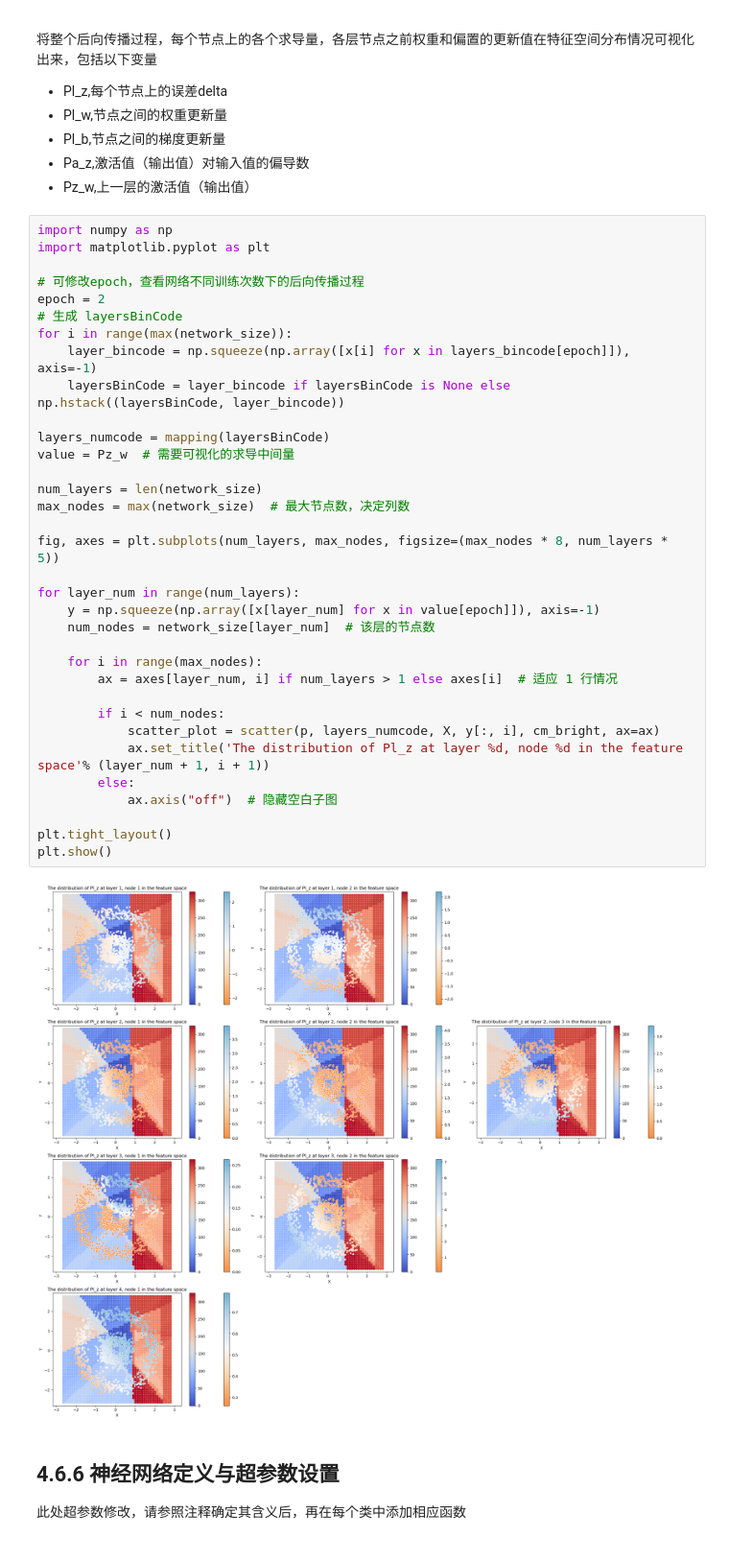
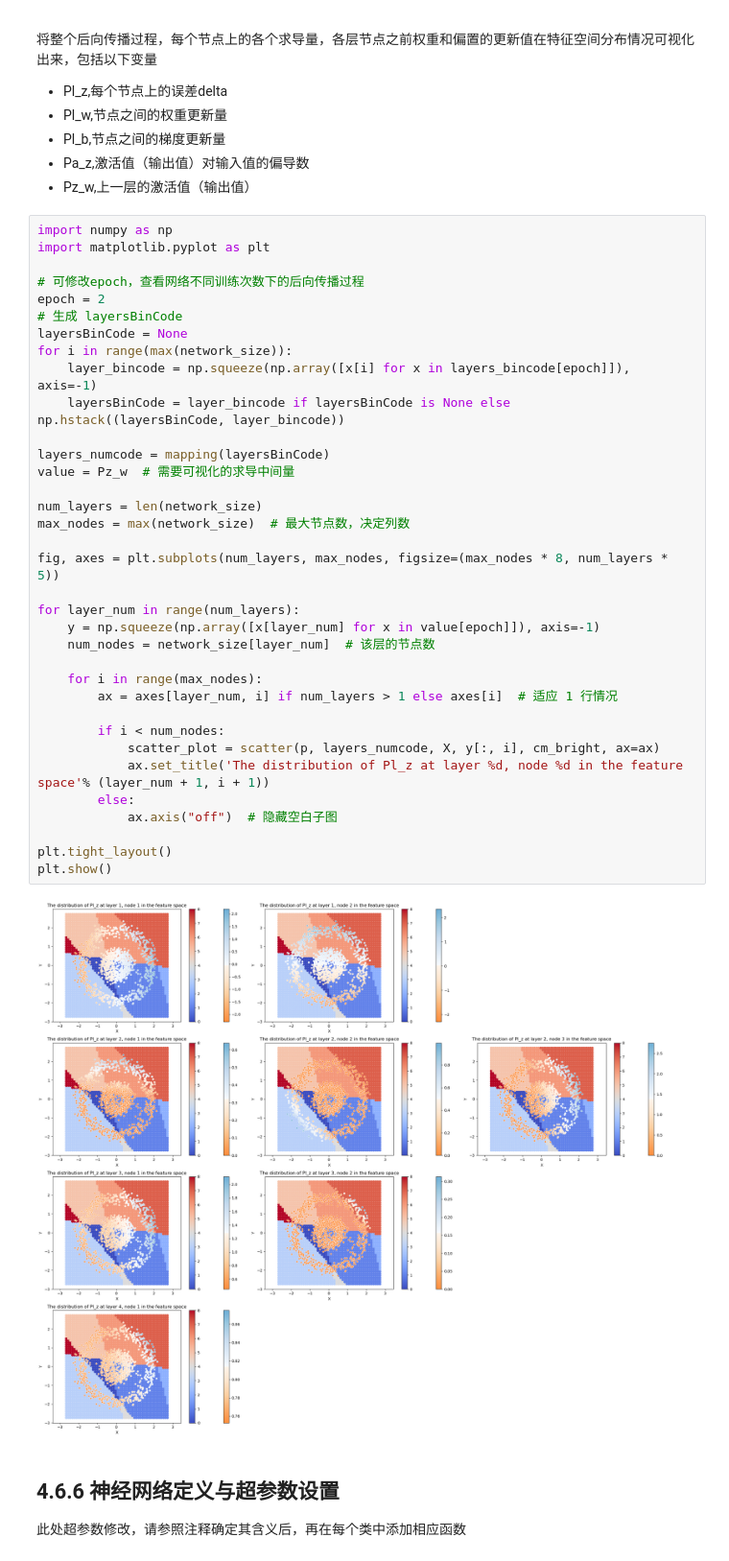
Before and after one commit to shihaoze/PRoRS_docs, a Jupyter notebook: source/1stPart/Chapter4.NonLinearClassification/4.6 MLPBackPropagation.ipynb, the cells around one changed output. Shown at 96% size. Saved outputs shown, nothing was run; the diff lists cells and outputs as text.

```diff
--- a/source/1stPart/Chapter4.NonLinearClassification/4.6 MLPBackPropagation.ipynb
+++ b/source/1stPart/Chapter4.NonLinearClassification/4.6 MLPBackPropagation.ipynb
@@ -136,35 +136,36 @@ import matplotlib.pyplot as plt
 # 可修改epoch，查看网络不同训练次数下的后向传播过程
 epoch = 2
 # 生成 layersBinCode
+layersBinCode = None
 for i in range(max(network_size)):
     layer_bincode = np.squeeze(np.array([x[i] for x in layers_bincode[epoch]]), axis=-1)
     layersBinCode = layer_bincode if layersBinCode is None else np.hstack((layersBinCode, layer_bincode))
 
 layers_numcode = mapping(layersBinCode)
 value = Pz_w  # 需要可视化的求导中间量
 
 num_layers = len(network_size)
 max_nodes = max(network_size)  # 最大节点数，决定列数
 
 fig, axes = plt.subplots(num_layers, max_nodes, figsize=(max_nodes * 8, num_layers * 5))
 
 for layer_num in range(num_layers):
     y = np.squeeze(np.array([x[layer_num] for x in value[epoch]]), axis=-1)
     num_nodes = network_size[layer_num]  # 该层的节点数
 
     for i in range(max_nodes):
         ax = axes[layer_num, i] if num_layers > 1 else axes[i]  # 适应 1 行情况
 
         if i < num_nodes:
             scatter_plot = scatter(p, layers_numcode, X, y[:, i], cm_bright, ax=ax)
             ax.set_title('The distribution of Pl_z at layer %d, node %d in the feature space'% (layer_num + 1, i + 1))
         else:
             ax.axis("off")  # 隐藏空白子图
 
 plt.tight_layout()
 plt.show()
 # %% [output]
-[figure, old version]
+[figure, new version]
 # %% [markdown]
 ## 4.6.6 神经网络定义与超参数设置
 
```
Also changed, not shown: parts of 2 cells of this notebook.
